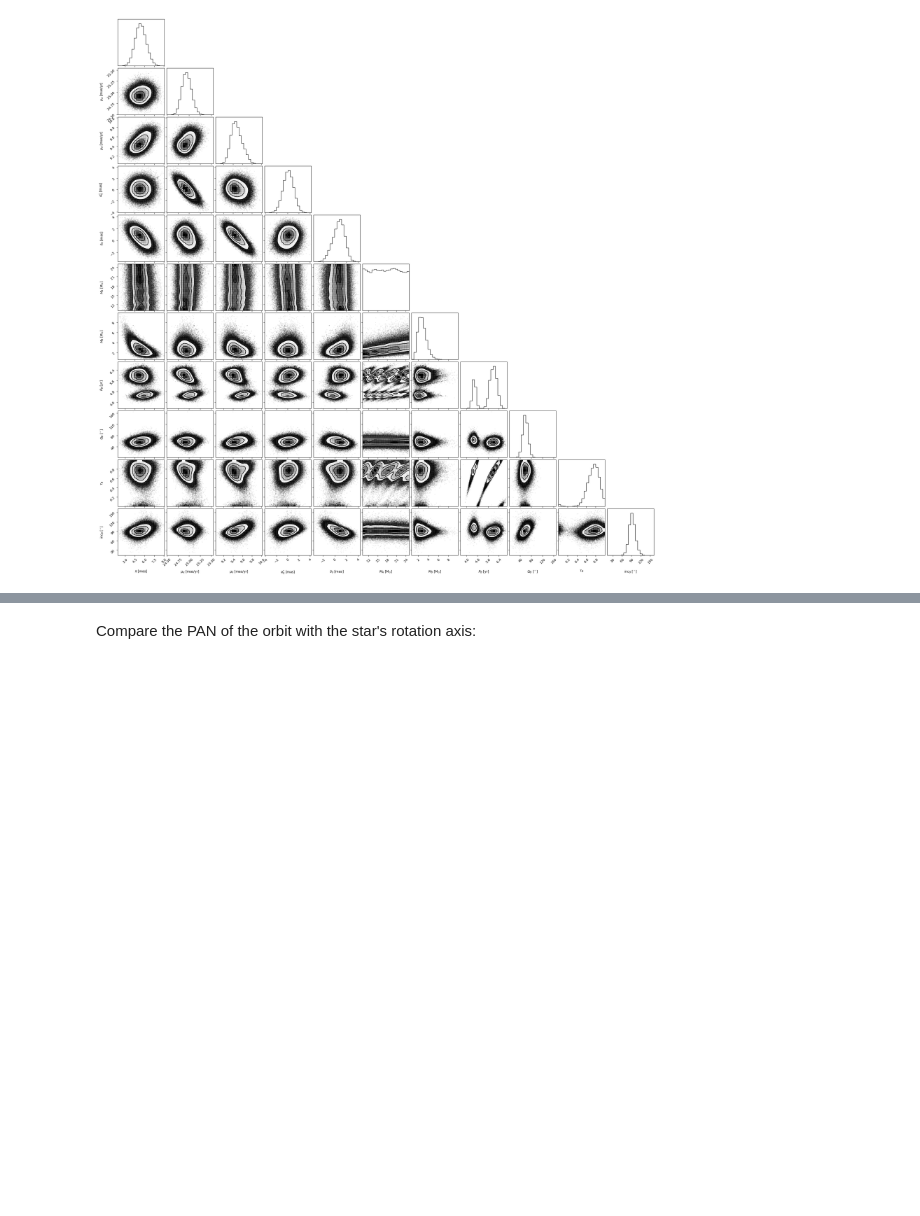
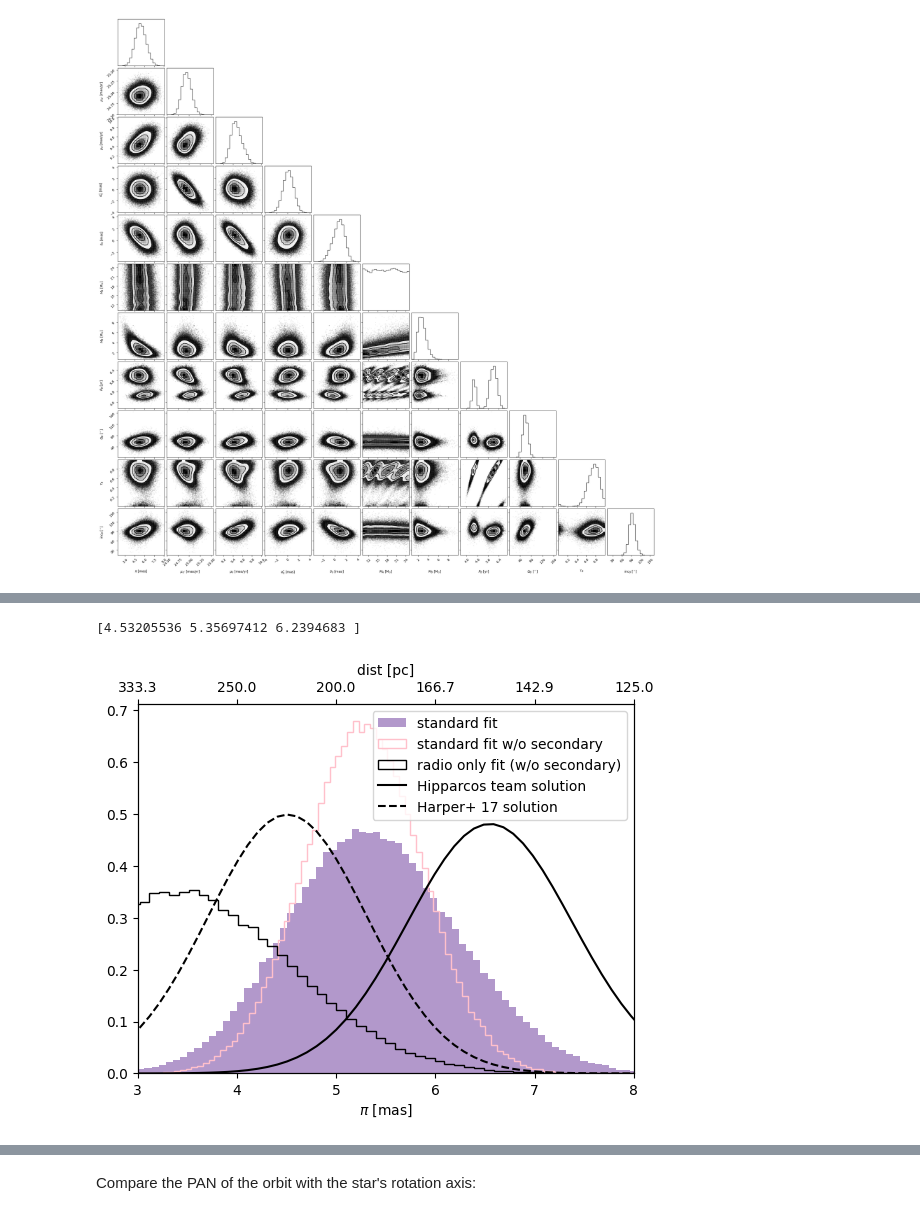
Before and after one commit to sblunt/betelgeuse, a Jupyter notebook: is_it_real.ipynb, the cells around one changed output, grey strips where cells are left out. Saved outputs shown, nothing was run; the diff lists cells and outputs as text; code cells hidden in the pictures; blank space fills up the shorter version.

```diff
--- a/is_it_real.ipynb
+++ b/is_it_real.ipynb
@@ -336,7 +497,7 @@ plt.figure()
 hts, bins, _ = plt.hist(
     results_1A.post[:, beetle_results.system.param_idx["plx"]],
     bins=100,
-    label="run 1A (1B + secondary)",
+    label="standard fit",
     density=True,
     color="rebeccapurple",
     alpha=0.5,
@@ -344,7 +505,7 @@ hts, bins, _ = plt.hist(
 hts, bins, _ = plt.hist(
     results_1B.post[:, beetle_results.system.param_idx["plx"]],
     bins=100,
-    label="1B",
+    label="standard fit w/o secondary",
     density=True,
     color="pink",
     histtype="step",
@@ -352,7 +513,7 @@ hts, bins, _ = plt.hist(
 hts, bins, _ = plt.hist(
     results_3B.post[:, beetle_results.system.param_idx["plx"]],
     bins=100,
-    label="3 (radio-only)",
+    label="radio only fit (w/o secondary)",
     density=True,
     color="k",
     histtype="step",
@@ -369,33 +530,36 @@ plt.plot(
     bins,
     norm.pdf(bins, 4.51, 0.80),
     label="Harper+ 17 solution",
     color="k",
     ls="--",
 )
 
 
 plt.legend()
 plt.xlim(3, 8)
 plt.xlabel("$\pi$ [mas]")
 
 dist_xtick_labels = 1e3 / plt.xticks()[0]
 
 ax = plt.gca()
 topax = ax.twiny()
 topax.set_xticklabels(np.round(dist_xtick_labels, decimals=1))
 topax.set_xlabel("dist [pc]")
 
 
 # topax.set_xticklabels(1 / np.array())
 
 
 plt.ylabel("prob. density")
 plt.savefig("plots/plx_compare.png", dpi=250)
 
 plx_quantiles = np.quantile(
     beetle_results.post[:, beetle_results.system.param_idx["plx"]], [0.16, 0.5, 0.84]
 )
 print(plx_quantiles)
+# %% [output]
+[4.53205536 5.35697412 6.2394683 ]
+[figure, added]
 # %%
 # compare proper motion for three different fits
 
```
Also changed, not shown: parts of 3 cells of this notebook, 8 other files.
